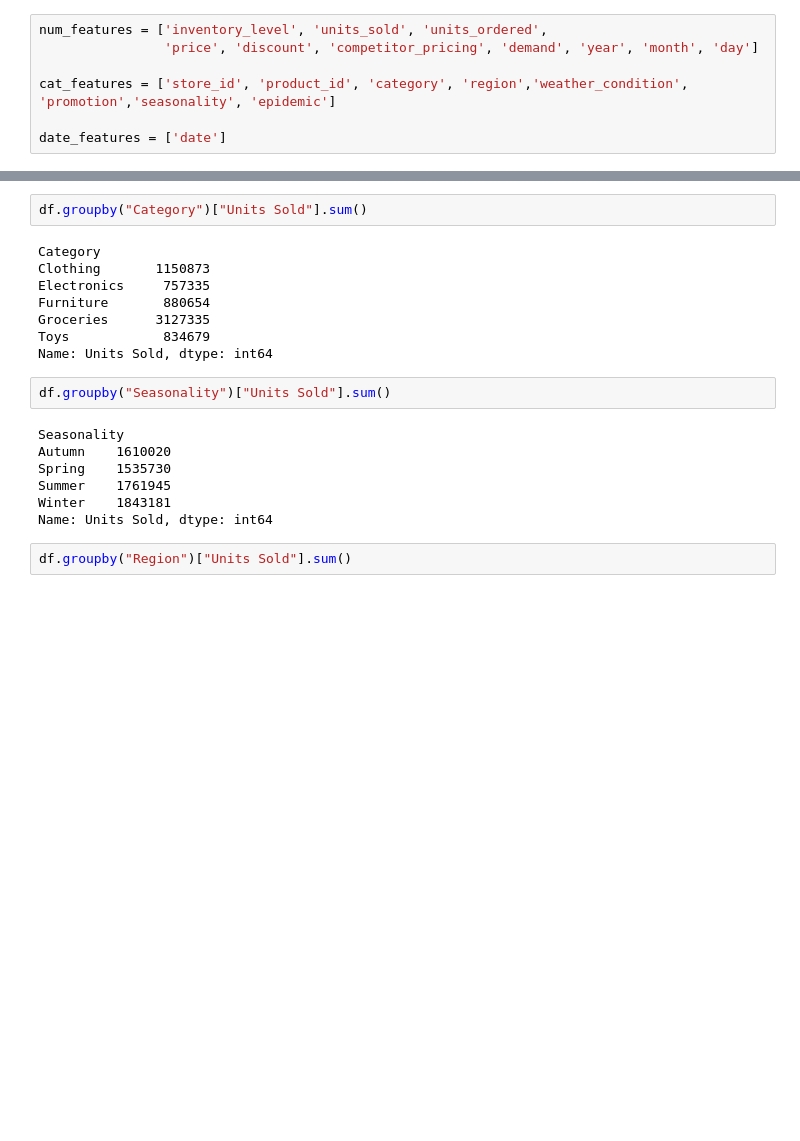
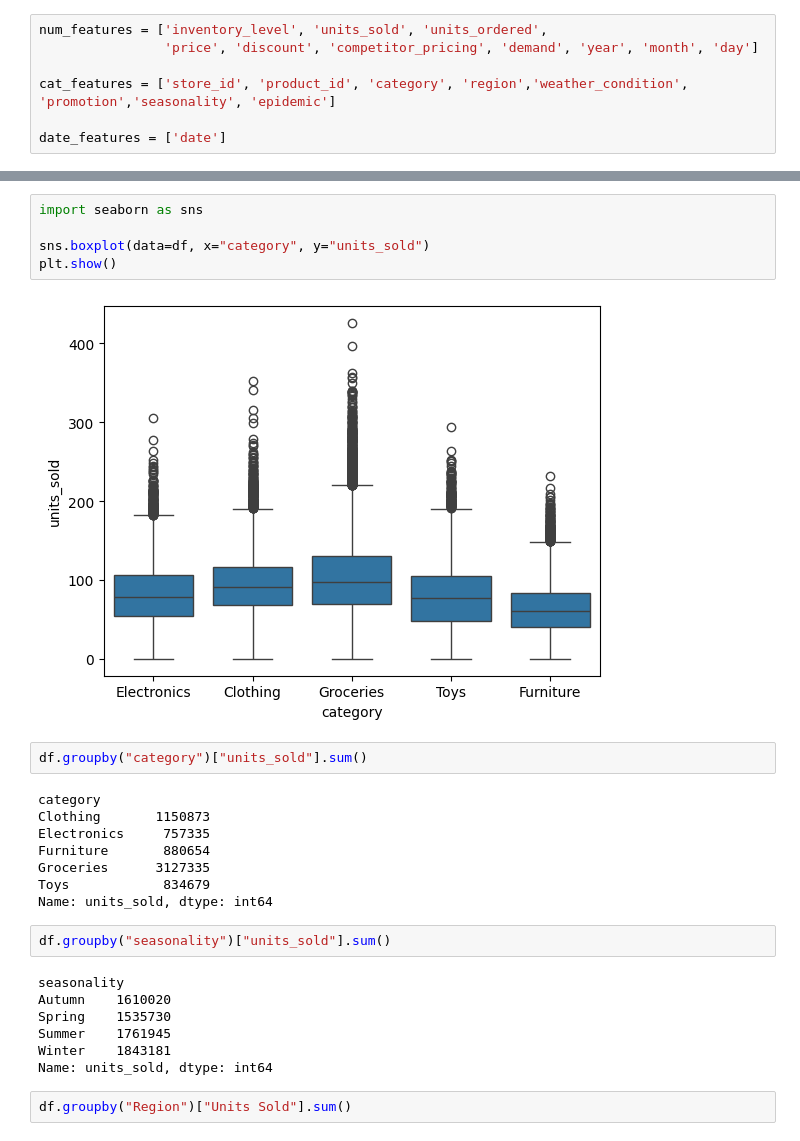
Before and after one commit to lukasmetz27/DemandForecast, a Jupyter notebook: notebooks/EDA.ipynb, the cells around one changed output, grey strips where cells are left out. Drawn from its saved outputs; the diff is of its cells as text; blank space fills up the shorter version.

```diff
--- a/notebooks/EDA.ipynb
+++ b/notebooks/EDA.ipynb
@@ -161,22 +182,29 @@ df.head()
+# %%
+import seaborn as sns
+
+sns.boxplot(data=df, x="category", y="units_sold")
+plt.show()
+# %% [output]
+[figure, added]
 # %%
-df.groupby("Category")["Units Sold"].sum()
+df.groupby("category")["units_sold"].sum()
 # %% [output]
-Category
+category
 Clothing       1150873
 Electronics     757335
 Furniture       880654
 Groceries      3127335
 Toys            834679
-Name: Units Sold, dtype: int64
+Name: units_sold, dtype: int64
 # %%
-df.groupby("Seasonality")["Units Sold"].sum()
+df.groupby("seasonality")["units_sold"].sum()
 # %% [output]
-Seasonality
+seasonality
 Autumn    1610020
 Spring    1535730
 Summer    1761945
 Winter    1843181
-Name: Units Sold, dtype: int64
+Name: units_sold, dtype: int64
 # %%
 df.groupby("Region")["Units Sold"].sum()
 # %% [output]
```
Also changed, not shown: parts of 22 cells of this notebook.
